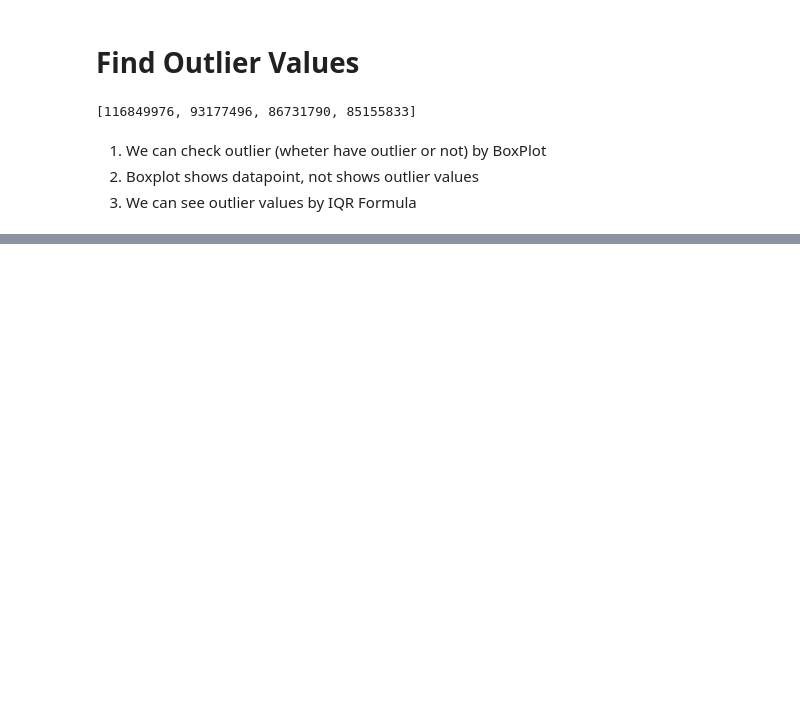
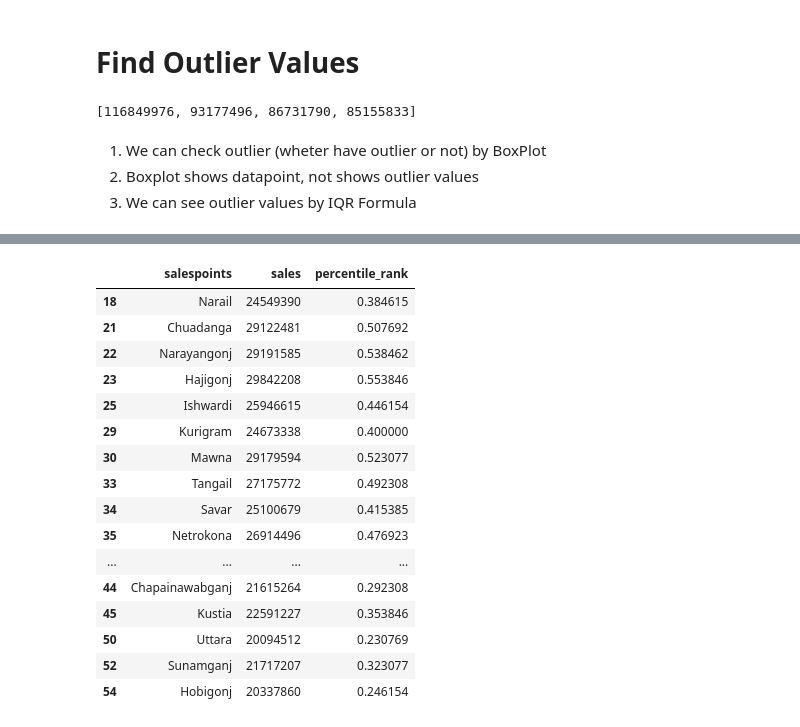
Before and after one commit to Maruf2309/BasicPython, a Jupyter notebook: percentile.ipynb, the cells around one changed output, grey strips where cells are left out. Saved outputs shown, nothing was run; the diff lists cells and outputs as text; code cells hidden in the pictures; blank space fills up the shorter version.

```diff
--- a/percentile.ipynb
+++ b/percentile.ipynb
@@ -153,0 +197,22 @@ print(outlier)
+# %%
+# Find 20 to 30 Million
+filtered_df = df[df['sales'].between(20e6,30e6)]
+filtered_df
+# %% [output]
+|  | salespoints | sales | percentile_rank |
+| 18 | Narail | 24549390 | 0.384615 |
+| 21 | Chuadanga | 29122481 | 0.507692 |
+| 22 | Narayangonj | 29191585 | 0.538462 |
+| 23 | Hajigonj | 29842208 | 0.553846 |
+| 25 | Ishwardi | 25946615 | 0.446154 |
+| 29 | Kurigram | 24673338 | 0.400000 |
+| 30 | Mawna | 29179594 | 0.523077 |
+| 33 | Tangail | 27175772 | 0.492308 |
+| 34 | Savar | 25100679 | 0.415385 |
+| 35 | Netrokona | 26914496 | 0.476923 |
+| ... | ... | ... | ... |
+| 44 | Chapainawabganj | 21615264 | 0.292308 |
+| 45 | Kustia | 22591227 | 0.353846 |
+| 50 | Uttara | 20094512 | 0.230769 |
+| 52 | Sunamganj | 21717207 | 0.323077 |
+| 54 | Hobigonj | 20337860 | 0.246154 |
```
Also changed, not shown: parts of 9 cells of this notebook.
